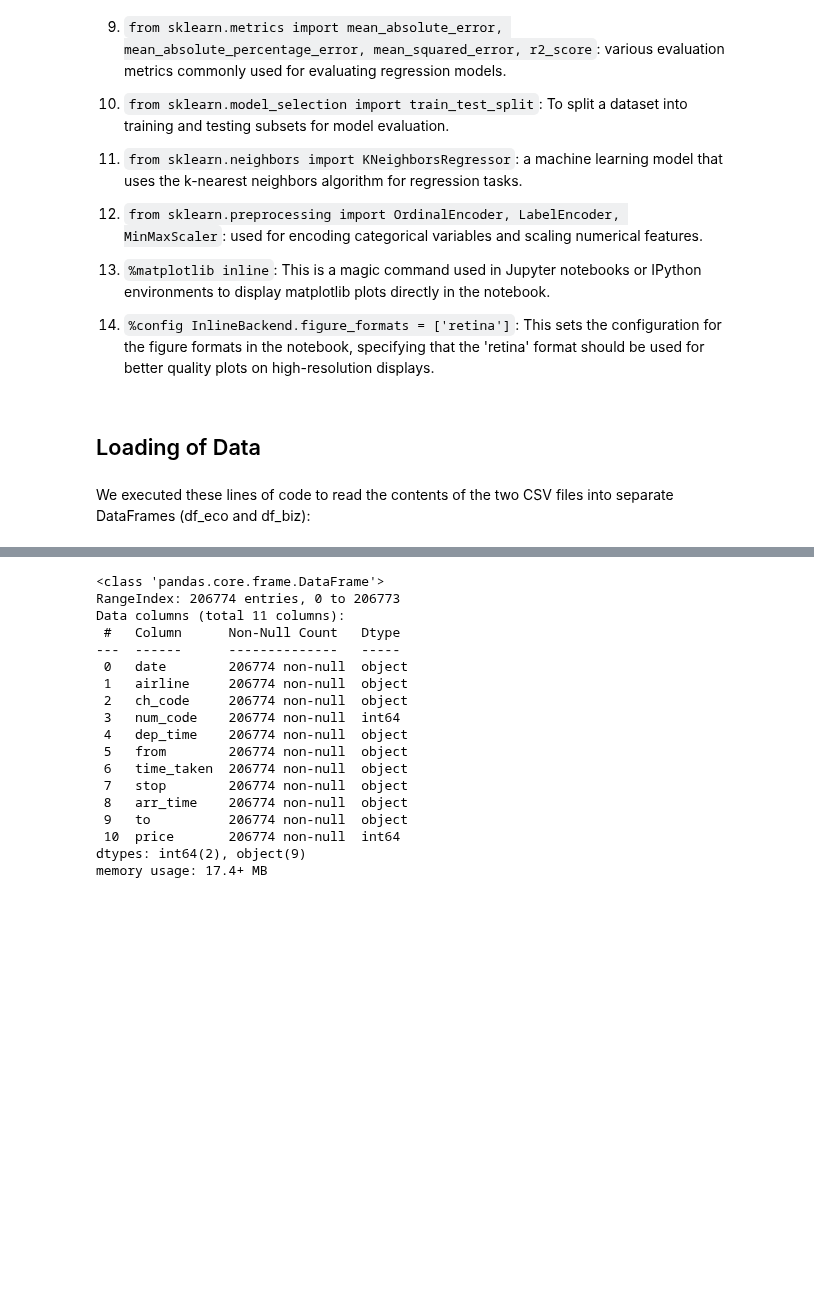
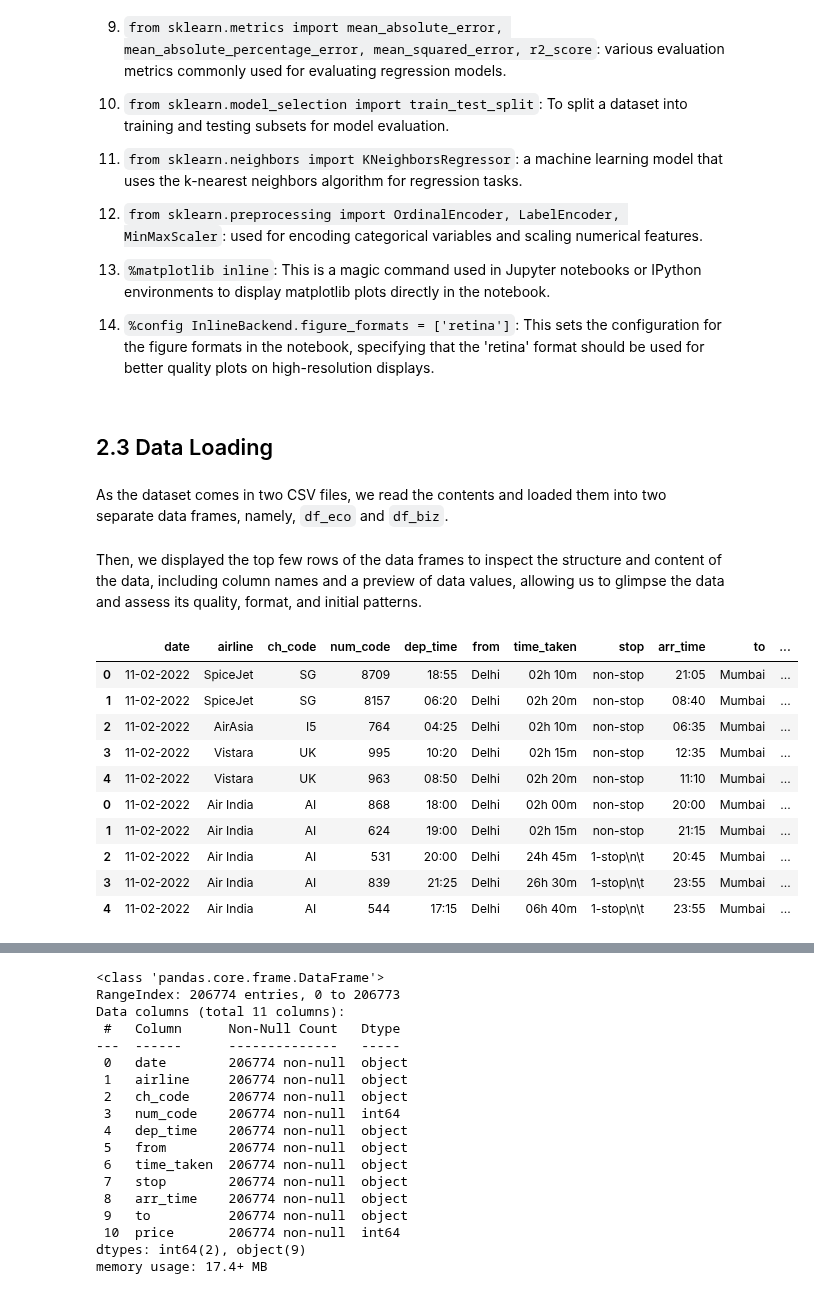
Before and after one commit to yjoer/flight-price-prediction, a Jupyter notebook: notebook.ipynb, the cells around one changed output, grey strips where cells are left out. Saved outputs shown, nothing was run; the diff lists cells and outputs as text; code cells hidden in the pictures; blank space fills up the shorter version.

Commit message:
Update data understanding

```diff
--- a/notebook.ipynb
+++ b/notebook.ipynb
@@ -101,9 +106,30 @@ from sklearn.preprocessing import OrdinalEncoder, LabelEncoder, MinMaxScaler
 %matplotlib inline
 %config InlineBackend.figure_formats = ['retina']
 # %% [markdown]
-## Loading of Data
+## 2.3 Data Loading
 # %% [markdown]
-We executed these lines of code to read the contents of the two CSV files into separate DataFrames (df_eco and df_biz):
+As the dataset comes in two CSV files, we read the contents and loaded them into two separate data frames, namely, `df_eco` and `df_biz`.
 # %%
 df_eco = pd.read_csv("dataset/economy.csv", thousands=',')
 df_biz = pd.read_csv("dataset/business.csv", thousands=',')
+# %% [markdown]
+Then, we displayed the top few rows of the data frames to inspect the structure and content of the data, including column names and a preview of data values, allowing us to glimpse the data and assess its quality, format, and initial patterns.
+# %%
+df_eco_disp = df_eco.copy()
+df_biz_disp = df_biz.copy()
+df_eco_disp.stop = df_eco_disp.stop.str.slice(0, 8)
+df_biz_disp.stop = df_biz_disp.stop.str.slice(0, 8)
+
+pd.concat((df_eco.head(), df_biz_disp.head()))
+# %% [output]
+|  | date | airline | ch_code | num_code | dep_time | from | time_taken | stop | arr_time | to | ... |
+| 0 | 11-02-2022 | SpiceJet | SG | 8709 | 18:55 | Delhi | 02h 10m | non-stop | 21:05 | Mumbai | ... |
+| 1 | 11-02-2022 | SpiceJet | SG | 8157 | 06:20 | Delhi | 02h 20m | non-stop | 08:40 | Mumbai | ... |
+| 2 | 11-02-2022 | AirAsia | I5 | 764 | 04:25 | Delhi | 02h 10m | non-stop | 06:35 | Mumbai | ... |
+| 3 | 11-02-2022 | Vistara | UK | 995 | 10:20 | Delhi | 02h 15m | non-stop | 12:35 | Mumbai | ... |
+| 4 | 11-02-2022 | Vistara | UK | 963 | 08:50 | Delhi | 02h 20m | non-stop | 11:10 | Mumbai | ... |
+| 0 | 11-02-2022 | Air India | AI | 868 | 18:00 | Delhi | 02h 00m | non-stop | 20:00 | Mumbai | ... |
+| 1 | 11-02-2022 | Air India | AI | 624 | 19:00 | Delhi | 02h 15m | non-stop | 21:15 | Mumbai | ... |
+| 2 | 11-02-2022 | Air India | AI | 531 | 20:00 | Delhi | 24h 45m | 1-stop\n\t | 20:45 | Mumbai | ... |
+| 3 | 11-02-2022 | Air India | AI | 839 | 21:25 | Delhi | 26h 30m | 1-stop\n\t | 23:55 | Mumbai | ... |
+| 4 | 11-02-2022 | Air India | AI | 544 | 17:15 | Delhi | 06h 40m | 1-stop\n\t | 23:55 | Mumbai | ... |
```
Also changed, not shown: parts of 18 cells of this notebook.
